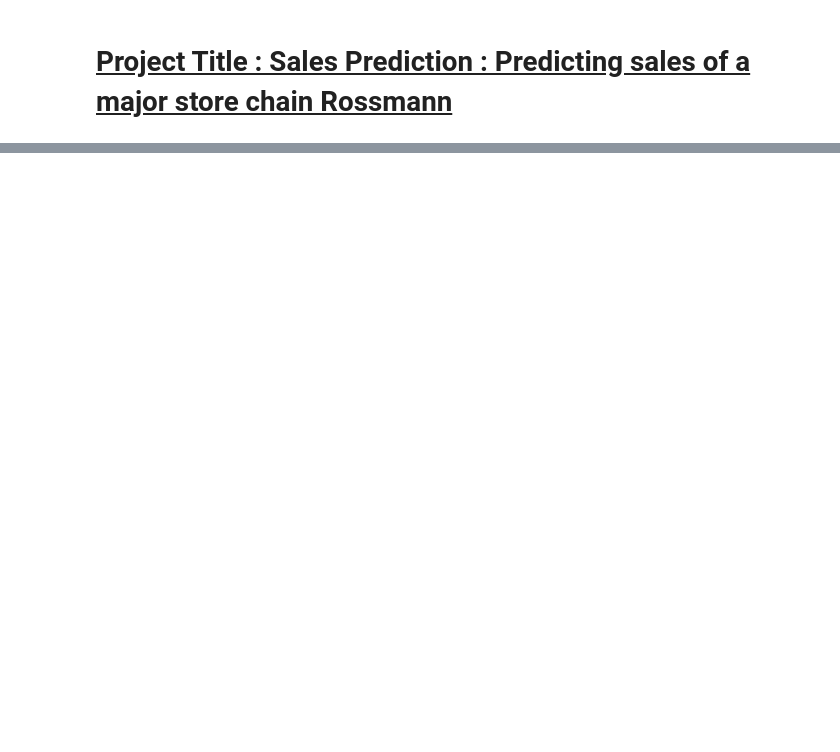
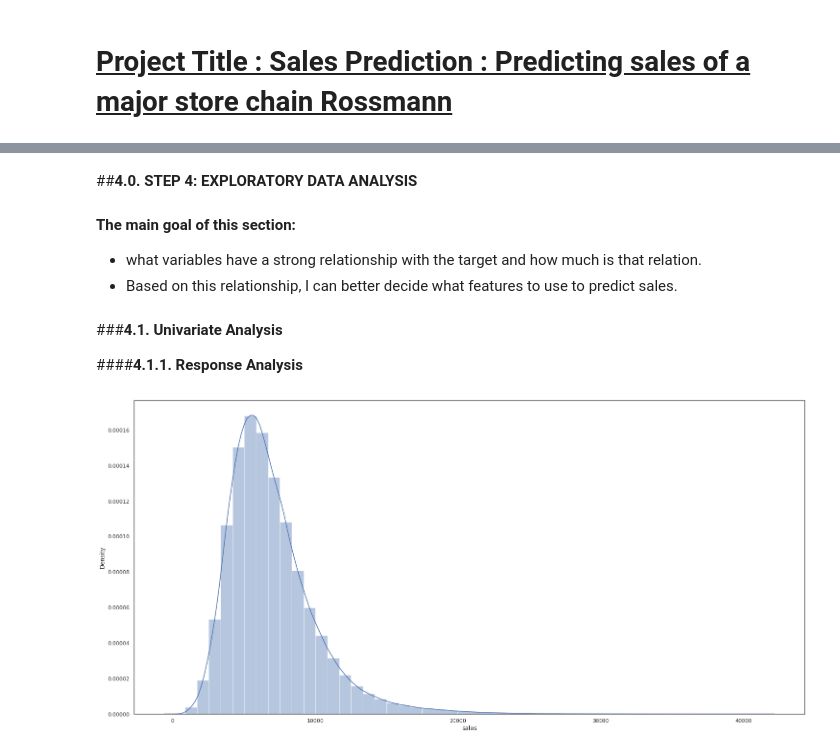
Before and after one commit to sushmitamuz002/Rossmann_Sales_Prediction_Capstone_Project-ML_Regression-, a Jupyter notebook: Rossmann_Sales_Prediction_Capstone_Project_(ML_Regression).ipynb, the cells around one changed output, grey strips where cells are left out. Saved outputs shown, nothing was run; the diff lists cells and outputs as text; code cells hidden in the pictures; blank space fills up the shorter version.

```diff
--- a/Rossmann_Sales_Prediction_Capstone_Project_(ML_Regression).ipynb
+++ b/Rossmann_Sales_Prediction_Capstone_Project_(ML_Regression).ipynb
@@ -574,2 +4,0 @@ Since store type has no description in the data source, I wont change it.
-# %%
-df3 = df2.copy()
@@ -581,2 +4,0 @@ open: it's kind of obvious that closed stores has no sales in that day. Thus, th
-# %%
-df3 = df3[(df3['open'] != 0) & (df3['sales'] > 0)]
@@ -588,5 +5,8 @@ promo_interval and month_map were used to create new columns. They'll not be use
-# %%
-# dropping the columns
-cols_drop = ['customers', 'open', 'promo_interval', 'month_map']
-
-df3 = df3.drop( cols_drop, axis = 1 )
+# %% [markdown]
+##**4.0. STEP 4: EXPLORATORY DATA ANALYSIS**
+# %% [markdown]
+**The main goal of this section:**
+*  what variables have a strong relationship with the target and how much is that relation.
+* Based on this relationship, I can better decide what features to use to predict sales.
+# %%
+df4 = df3.copy()
@@ -592,0 +17,8 @@ df3 = df3.drop( cols_drop, axis = 1 )
+# %% [markdown]
+###**4.1. Univariate Analysis**
+
+####**4.1.1. Response Analysis**
+# %%
+sns.distplot( df4['sales'] );
+# %% [output]
+[figure, added]
```
Also changed, not shown: parts of 166 cells of this notebook.
